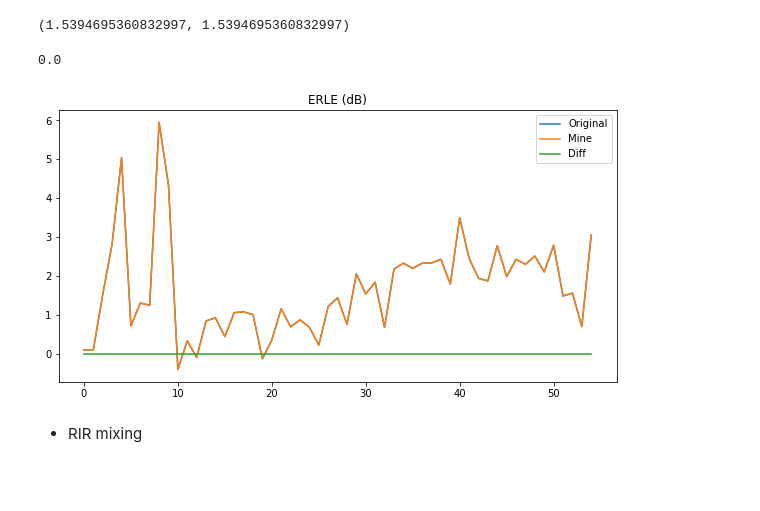
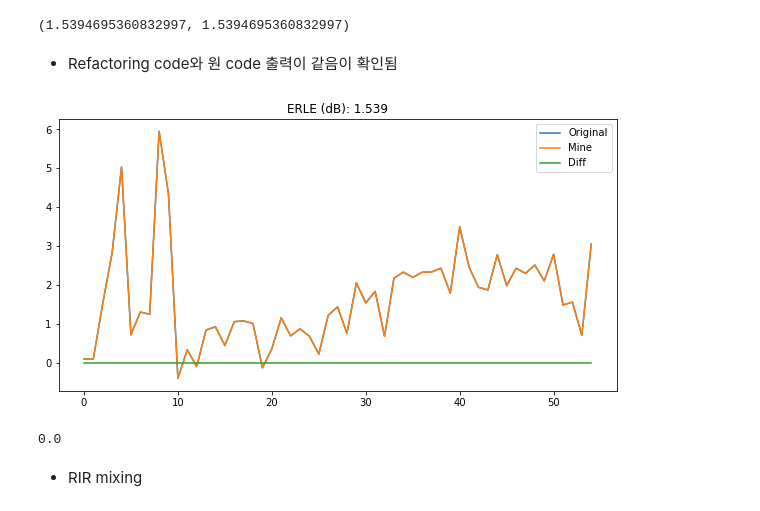
Before and after one commit to woosook0127/Speex_AEC_py, a Jupyter notebook: debug_code/compare_refactoring.ipynb, the cells around one changed output. Saved outputs shown, nothing was run; the diff lists cells and outputs as text; code cells hidden in the pictures; blank space fills up the shorter version.

Commit message:
2024-09-10 Verify the Refactoring code and Original code 's outputs are totally same

```diff
--- a/debug_code/compare_refactoring.ipynb
+++ b/debug_code/compare_refactoring.ipynb
@@ -884,11 +884,11 @@ def calculate_erle_real(mic_input, estimated_echo):
     return erle
 
 def calculate_erle_simulation(echo, estimated_echo):
-    mic_power = np.mean(echo**2)
-    error_power = np.mean((echo-estimated_echo)**2)
+    echo_power = np.mean(echo**2)
+    estimated_echo_power = np.mean((echo-estimated_echo)**2)
 
     # Calculate ERLE in dB
-    erle = 10 * np.log10(mic_power / error_power)
+    erle = 10 * np.log10(echo_power / estimated_echo_power)
 
     return erle
 
@@ -912,9 +912,10 @@ def run_AEC(ref, mic, fs, processor, frame_size=128, filter_length=1024, output_
     processor = processor(fs, frame_size, filter_length)
     aec_speech, aec_echo = processor.main_loop(ref, mic)
 
-    # noise or signal / AEC method / used data / No.
-    sf.write(default_path + "s_" + output_filename + ".wav", aec_speech, fs)
-    sf.write(default_path + "n_" + output_filename + ".wav", aec_echo, fs)
+    if output_filename is not None:
+        # noise or signal / AEC method / used data / No.
+        sf.write(default_path + "s_" + output_filename + ".wav", aec_speech, fs)
+        sf.write(default_path + "n_" + output_filename + ".wav", aec_echo, fs)
 
     return aec_speech, aec_echo
 # %% [markdown]
@@ -932,26 +933,27 @@ aec_speech, aec_echo_m = run_AEC(ref, mic, sr, processor=My_MDF,output_filename=
 calculate_erle_real(mic, aec_echo_m), calculate_erle_real(mic, aec_echo_o)
 # %% [output]
 (1.5394695360832997, 1.5394695360832997)
-# %%
-# Difference
-np.sum(aec_echo_m - aec_echo_o)
-# %% [output]
-0.0
+# %% [markdown]
+- Refactoring code와 원 code 출력이 같음이 확인됨
 # %%
 # ERLE graph
 
 win_erle_o = windowed_calculate_erle(mic, aec_echo_o)
 win_erle_m = windowed_calculate_erle(mic, aec_echo_m)
 
 plt.figure(figsize=(10, 5))
 plt.plot(win_erle_o, label="Original")
 plt.plot(win_erle_m, label="Mine")
 plt.plot(win_erle_o - win_erle_m, label="Diff")
 plt.legend()
-plt.title("ERLE (dB)")
+plt.title(f"ERLE (dB): {calculate_erle_real(mic, aec_echo_o):.3f}")
 plt.show()
+
+# Difference
+np.sum(aec_echo_m - aec_echo_o)
 # %% [output]
-[figure, old version]
+[figure, new version]
+0.0
 # %% [markdown]
 - RIR mixing
 # %%
```
Also changed, not shown: parts of 3 cells of this notebook.
